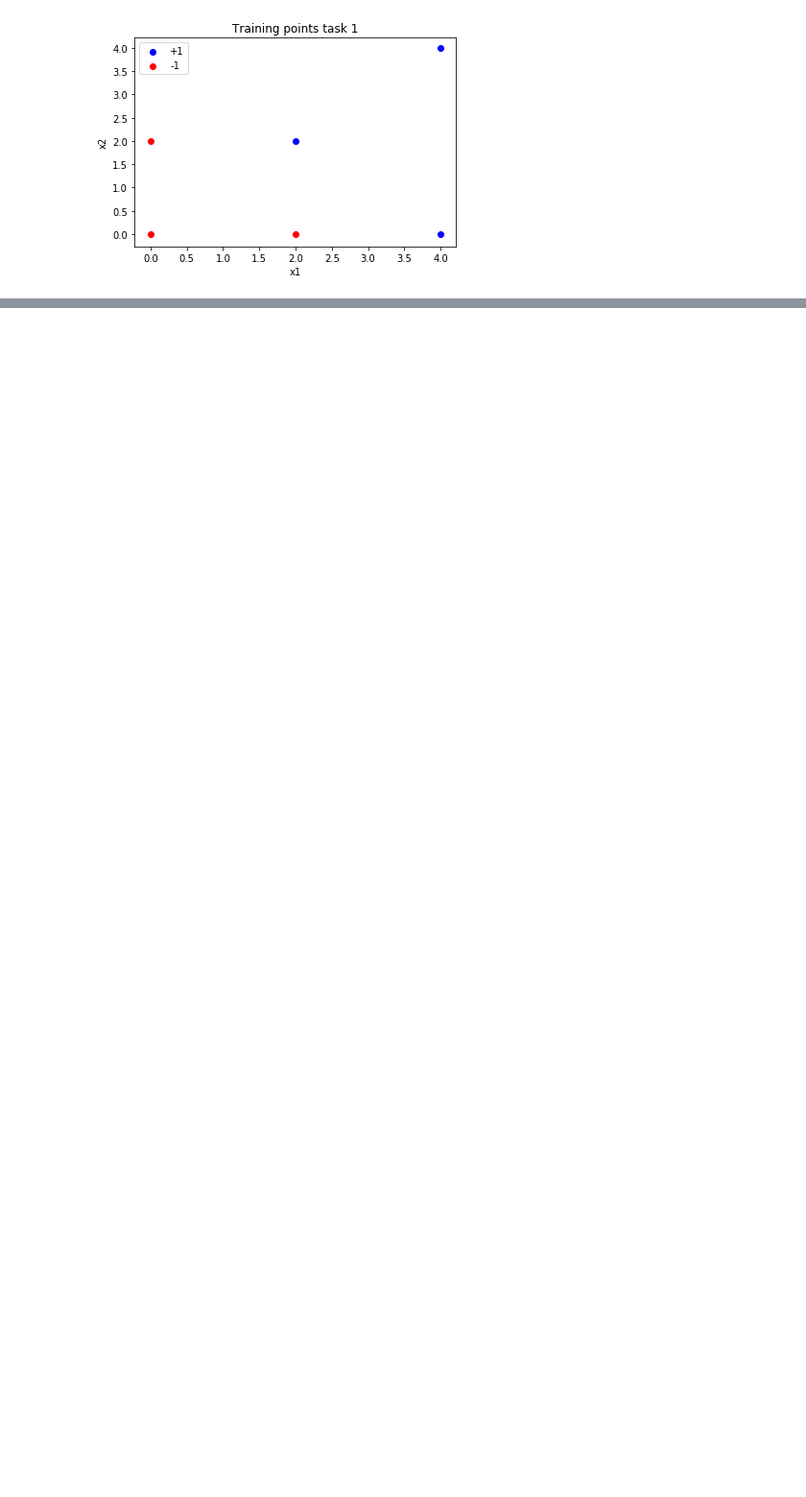
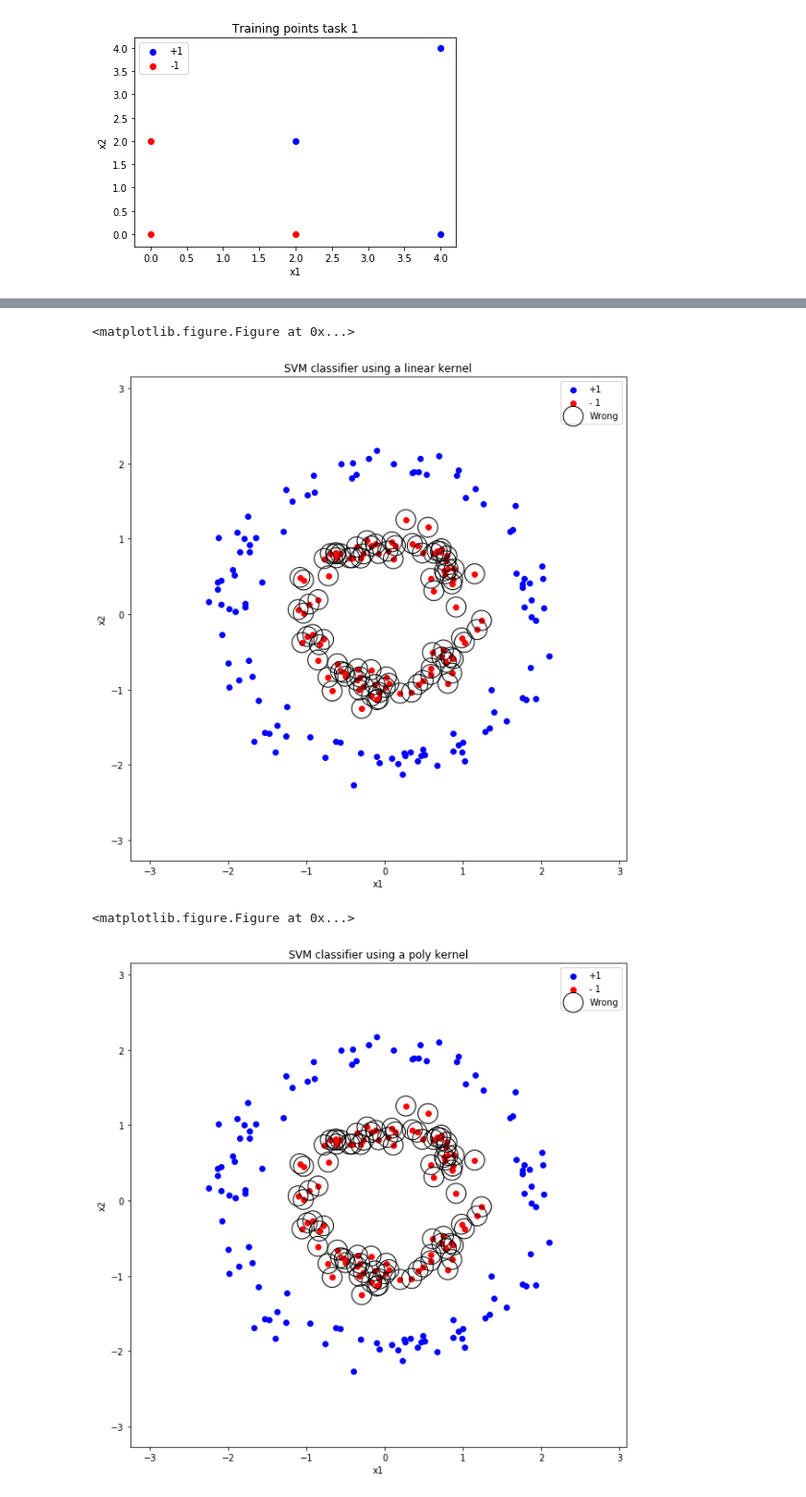
Before and after one commit to huoskar/TDA231, a Jupyter notebook: hw4.ipynb, the cells around one changed output, grey strips where cells are left out. Shown at 96% size. Saved outputs shown, nothing was run; the diff lists cells and outputs as text; code cells hidden in the pictures; blank space fills up the shorter version.

Commit message:
Poly doesnt work?

```diff
--- a/hw4.ipynb
+++ b/hw4.ipynb
@@ -168,0 +180,70 @@ There is a bias, and the value of it is 2.454.
+# %%
+import numpy as np
+import matplotlib.pyplot as plt
+from sklearn.svm import SVC
+import matplotlib.patches as mpatches
+
+data = np.loadtxt('d2.txt')
+X = data[:,:2]
+Y = data[:,-1]
+
+# Put all the points from each of the classes into lists
+class_1 = X[Y==1]
+class_m1= X[Y==-1]
+
+
+
+# Followed the plot_iris example from SVM documentation to plot decision boundary
+h = .02  # step size in the mesh
+
+# create a mesh to plot in
+x_min, x_max = X[:, 0].min() - 1, X[:, 0].max() + 1
+y_min, y_max = X[:, 1].min() - 1, X[:, 1].max() + 1
+xx, yy = np.meshgrid(np.arange(x_min, x_max, h),
+                     np.arange(y_min, y_max, h))
+
+for name in ['linear','poly','rbf']:
+    # Specifies the classifier and fits it to the data
+    classifier = SVC(kernel = name, gamma = 2)
+    classifier.fit(X,Y)
+    plt.figure(figsize=(10,10))
+
+    # predicts all the points in the mesh to get the boundary
+    Z = classifier.predict(np.c_[xx.ravel(), yy.ravel()])
+
+    # Put the result into a color plot
+    Z = Z.reshape(xx.shape)
+    plt.figure(figsize=(10,10))
+
+    # Plot the decision boundary.
+    plt.contour(xx, yy, Z,colors='g')
+
+    # Finding the wrongly classified points
+    wrong = []
+    result = classifier.predict(X)
+    index = 0
+    for target in Y:
+        if result[index] != target:      # If the classification for a given point it not equal to its target
+            wrong.append(list(X[index])) # Then the point is wrong
+        index +=1
+
+    # Plot all the points in each of the classes +1 : blue, -1 : red
+    plt.scatter(class_1[:,0], class_1[:,1],color ='b')
+    plt.scatter(class_m1[:,0], class_m1[:,1], color = 'r')
+
+    # Add circles around the wrongly classified points
+    plt.scatter([point[0] for point in wrong],[point[1] for point in wrong],s=500, facecolors='none', edgecolors='k')
+
+
+    # Figure presentation
+    plt.legend(["+1","- 1","Wrong","Support"])
+    plt.title("SVM classifier using a "+ name + " kernel")
+    plt.ylabel('x2')
+    plt.xlabel('x1')
+
+plt.show()
+# %% [output]
+<matplotlib.figure.Figure at 0x...>
+[figure, added]
+<matplotlib.figure.Figure at 0x...>
+[figure, added]
```
Also changed, not shown: parts of 5 cells of this notebook.
